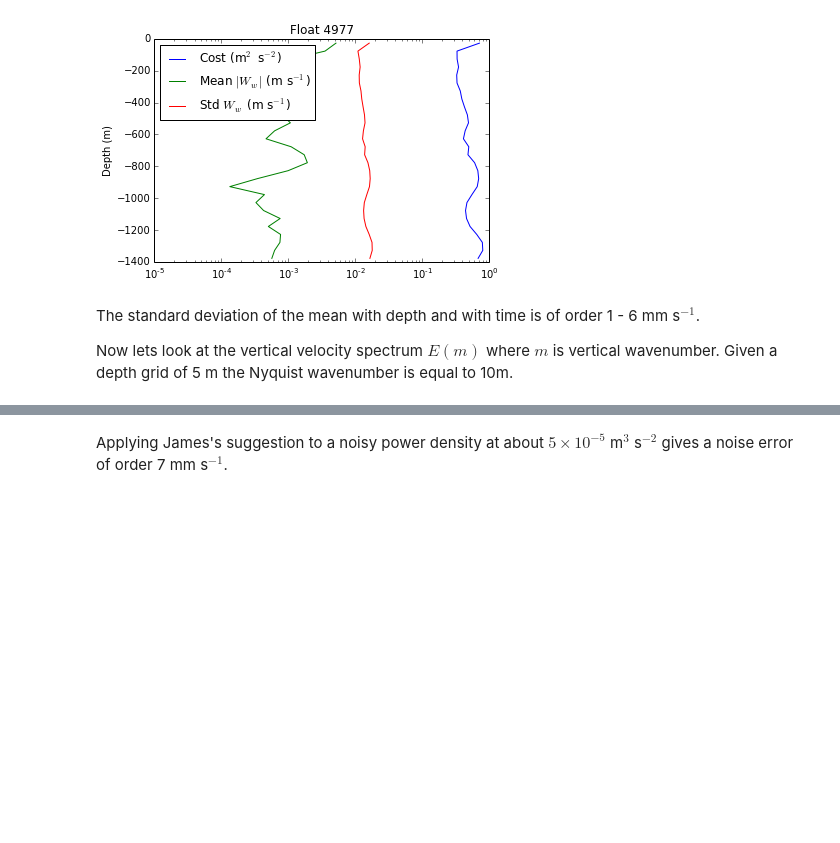
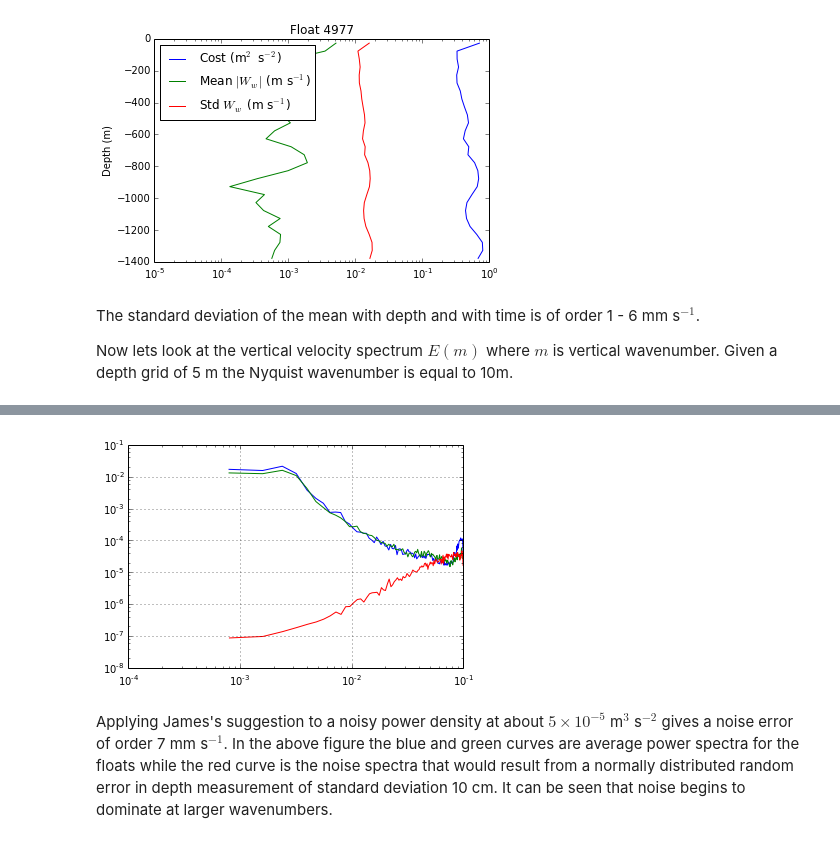
Before and after one commit to jessecusack/DIMES_lee_wave_analysis, a Jupyter notebook: python/W_error_analysis.ipynb, the cells around one changed output, grey strips where cells are left out. Saved outputs shown, nothing was run; the diff lists cells and outputs as text; code cells hidden in the pictures; blank space fills up the shorter version.

Commit message:
now plots averaged spectra

```diff
--- a/python/W_error_analysis.ipynb
+++ b/python/W_error_analysis.ipynb
@@ -162,2 +119,58 @@ plt.grid()
+# %%
+scaling='density'
+
+# Generate float vertical velocity with random depth error.
+# Fake profile
+dze = 5.
+dt = dze/0.11  # 0.11 is a tpyical descent/ascent speed.
+zvals = np.arange(-1400., -150, dze)
+N = 50
+Pe = np.empty((zvals.size/2, N))
+
+# Use an arbitrary profile for the sizes.
+pfl = E76.get_profiles(155)
+surface = pfl.rz > -150.
+z = pfl.rz[~surface]
+Pw76 = np.empty((z.size/2+1, N))
+Pw77 = np.empty((z.size/2+1, N))
+
+for i in xrange(N):
+    ze = zvals + 0.15*np.random.rand(zvals.size)
+    We = np.diff(ze)/dt
+    me, Pe[:, i] = sig.periodogram(We, 1./dze, scaling=scaling)
+
+    # Pick a random profile.
+    pfl76 = E76.get_profiles(80+i)
+    pfl77 = E77.get_profiles(70+i)
+
+    # Chop out the top 150 m.
+    Ww76 = pfl76.rWw[~surface]
+    Ww77 = pfl77.rWw[~surface]
+
+    m, Pw76[:,i] = sig.periodogram(Ww76, dm, scaling=scaling)
+    __, Pw77[:,i] = sig.periodogram(Ww77, dm, scaling=scaling)
+
+mean_Pe = np.mean(Pe, axis=1)
+mean_Pw76 = np.mean(Pw76, axis=1)
+mean_Pw77 = np.mean(Pw77, axis=1)
+
+# Vertical velocity as been regridded to every 5 m.
+dz = 5.
+dm = 1./dz
+
+# Remove the 0 wavenumber (infinite wavelength)
+m, mean_Pw76, mean_Pw77, me, mean_Pe = m[1:], mean_Pw76[1:], mean_Pw77[1:], me[1:], mean_Pe[1:]
+plt.figure()
+plt.loglog(m, mean_Pw76)
+plt.loglog(m, mean_Pw77)
+plt.loglog(me, mean_Pe)
+plt.grid()
+
+# Try fitting power law to wavenumbers < 5e-2 m-1
+#idxs = m < 5e-2
+#pfit = np.polyfit(np.log(m[idxs]), np.log(Pw[idxs]), 1)
+#plt.loglog(m, m**pfit[0]/np.mean(m[idxs]**pfit[0]/Pw[idxs]))
+# %% [output]
+[figure, added]
 # %% [markdown]
-Applying James's suggestion to a noisy power density at about $5 \times 10^{-5}$ m$^3$ s$^{-2}$ gives a noise error of order 7 mm s$^{-1}$.
+Applying James's suggestion to a noisy power density at about $5 \times 10^{-5}$ m$^3$ s$^{-2}$ gives a noise error of order 7 mm s$^{-1}$. In the above figure the blue and green curves are average power spectra for the floats while the red curve is the noise spectra that would result from a normally distributed random error in depth measurement of standard deviation 10 cm. It can be seen that noise begins to dominate at larger wavenumbers.
```
Also changed, not shown: parts of 1 cell of this notebook.
